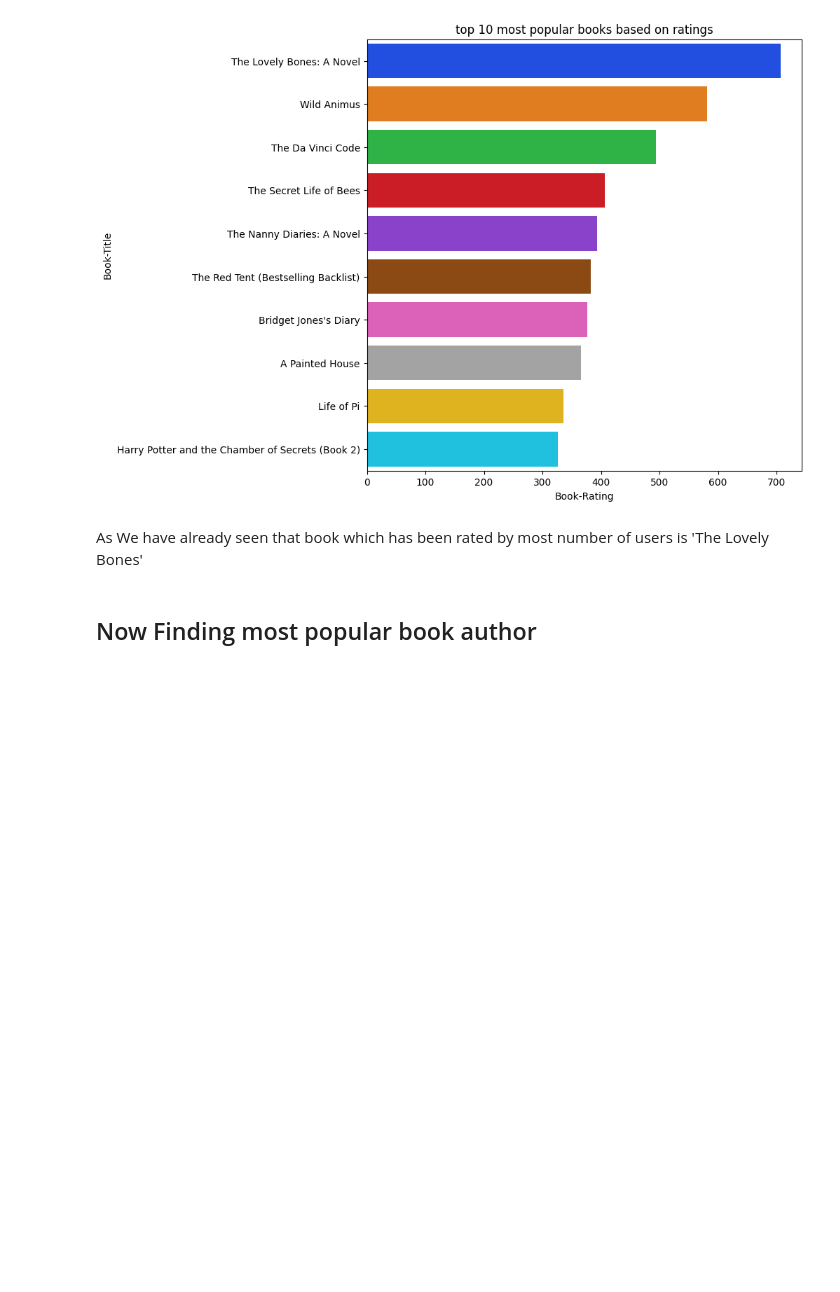
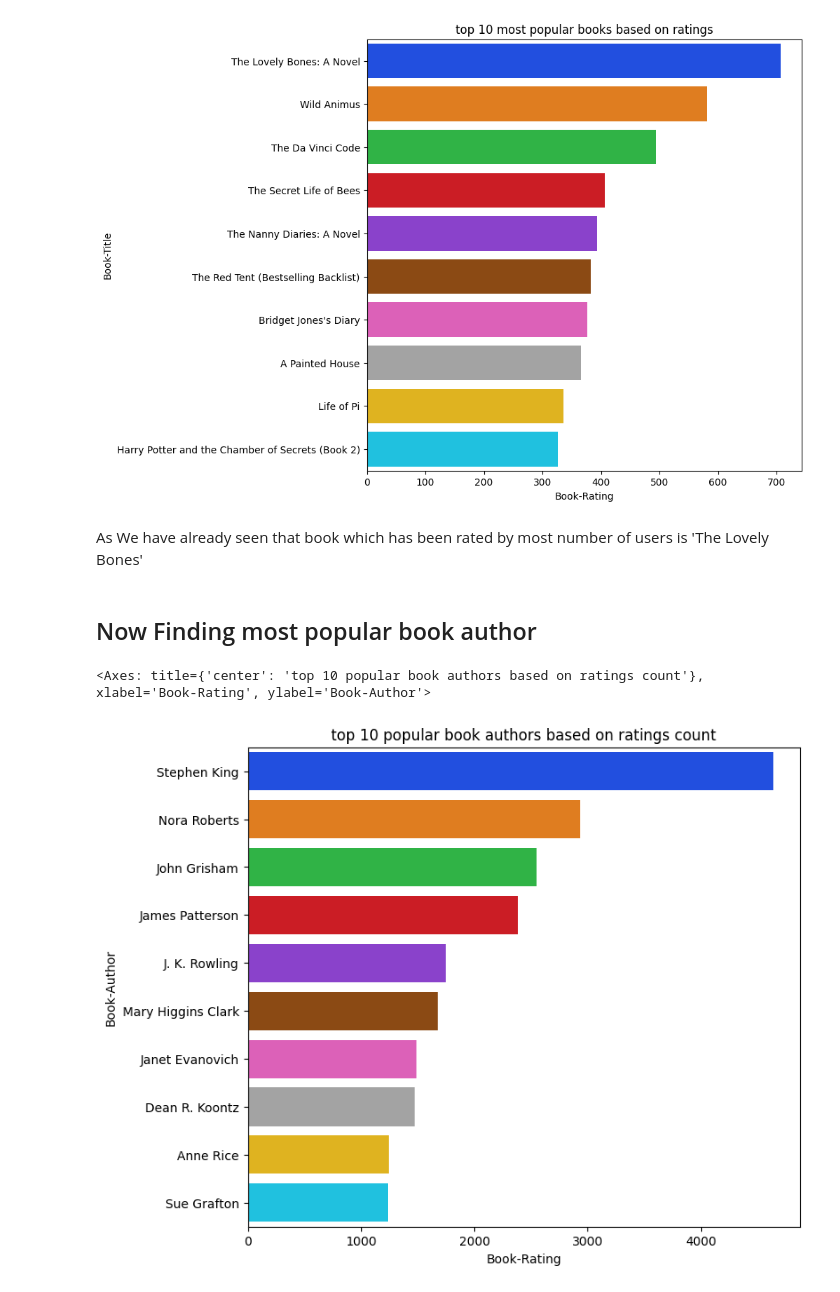
Before and after one commit to Suraj-7077/Unsupervised-ML-Book-Recommendation-system-Model, a Jupyter notebook: Unsupervised_ML_Capstone_Project_IV_.ipynb, the cells around one changed output. Cells and saved outputs as stored; diff of their text form; code cells hidden in the pictures; blank space fills up the shorter version.

```diff
--- a/Unsupervised_ML_Capstone_Project_IV_.ipynb
+++ b/Unsupervised_ML_Capstone_Project_IV_.ipynb
@@ -947,3 +947,13 @@ Text(0.5, 1.0, 'top 10 most popular books based on ratings')
 As We have already  seen that  book which has been rated by most number of users is  'The Lovely Bones'
 # %% [markdown]
 ## Now Finding most popular book author
+# %%
+# creating dataframe of book author and book ratings
+book_author = final_df.groupby('Book-Author')['Book-Rating'].count().reset_index().sort_values(by='Book-Rating', ascending = False)[:10]
+
+plt.figure(figsize=(8,7))
+plt.title('top 10 popular book authors based on ratings count')
+sns.barplot(data= book_author, y='Book-Author', x= 'Book-Rating', palette='bright')
+# %% [output]
+<Axes: title={'center': 'top 10 popular book authors based on ratings count'}, xlabel='Book-Rating', ylabel='Book-Author'>
+[figure, added]
```
Also changed, not shown: parts of 25 cells of this notebook.
